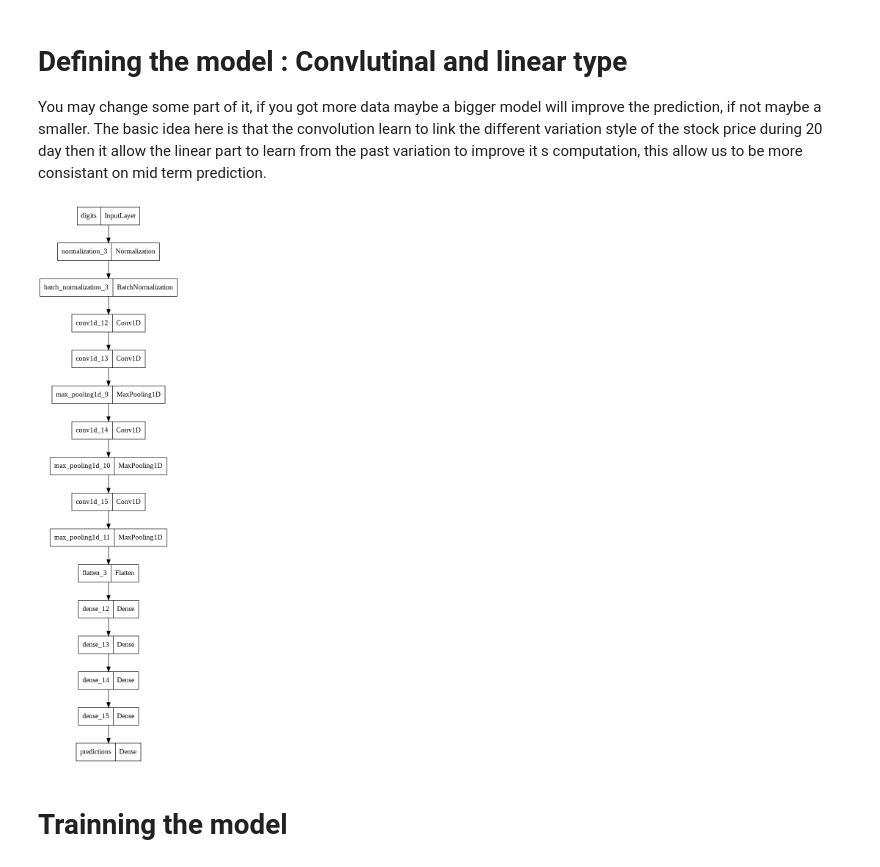
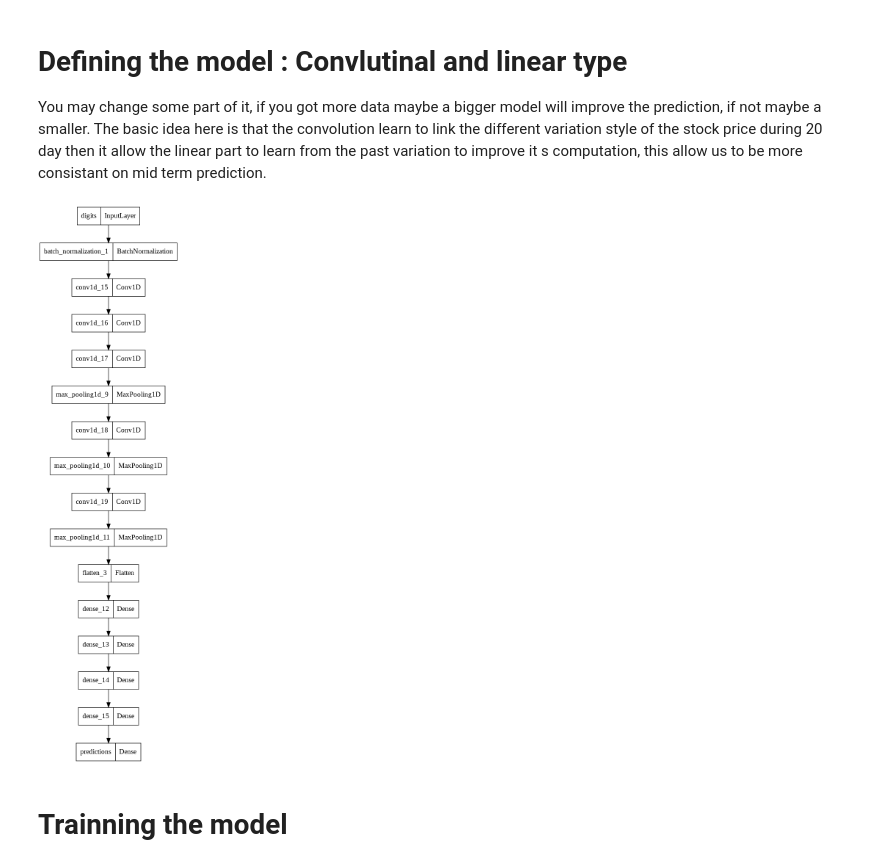
Before and after one commit to Axle-Bucamp/StockPricePrediction, a Jupyter notebook: Stock_Market_V3_Keras_optimal_version.ipynb, the cells around one changed output. Drawn from its saved outputs; the diff is of its cells as text; code cells hidden in the pictures.

```diff
--- a/Stock_Market_V3_Keras_optimal_version.ipynb
+++ b/Stock_Market_V3_Keras_optimal_version.ipynb
@@ -225,43 +225,42 @@ You may change some part of it, if you got more data maybe a bigger model will i
 
 #################################################################
 inputs = keras.Input(shape=(40,110), name="digits")
-norm = keras.layers.Normalization(mean=None, variance=None)(inputs)
-norm = layers.BatchNormalization()(norm)
-Conv1 = layers.Conv1D(filters=64, kernel_size=20,padding="causal", activation='selu')(norm)
+#norm = keras.layers.Normalization(mean=None, variance=None)(inputs)
+norm = layers.BatchNormalization()(inputs)
+Conv1 = layers.Conv1D(filters=64, kernel_size=10,padding="causal", activation='selu')(norm)
 #dropout1 = layers.Dropout(0.01)(Conv1)
+Conv1 = layers.Conv1D(filters=64, kernel_size=10,padding="causal", activation='selu')(Conv1)
 Conv1 = layers.Conv1D(filters=64, kernel_size=10,padding="causal", activation='selu')(Conv1)
 #dropout1 = layers.Dropout(0.01)(Conv1)
 Max1 = layers.MaxPooling1D(5)(Conv1)
 Conv2 = layers.Conv1D(filters=64, kernel_size=5,padding="causal", activation='selu')(Max1)
 Max1 = layers.MaxPooling1D(3)(Conv2)
-Conv3 = layers.Conv1D(filters=64, kernel_size=3,padding="causal", activation='selu')(Max1)
+Conv3 = layers.Conv1D(filters=64, kernel_size=2,padding="causal", activation='selu')(Max1)
 Max1 = layers.MaxPooling1D(2)(Conv3)
 Flaterning = layers.Flatten()(Max1)
 
 Dense1 = layers.Dense(64, activation="selu")(Flaterning)
 Dense1 = layers.Dense(64, activation="selu")(Dense1)
 Dense1 = layers.Dense(64, activation="selu")(Dense1)
 Dense1 = layers.Dense(64, activation="selu")(Dense1)
-
 outputs = layers.Dense(1, activation="selu", name="predictions")(Dense1)
 #################################################################
 model = keras.Model(inputs=inputs, outputs=outputs)
 
 model.compile(
       optimizer=keras.optimizers.SGD(
         learning_rate=0.01),  # Optimizer
       # Loss function to minimize
       loss=keras.losses.Huber())
 
 earlyStopping = EarlyStopping(monitor='val_loss', patience=8, verbose=0, mode='min')
 checkpointer=ModelCheckpoint("weight", monitor='val_loss', verbose=0, save_best_only=True, save_weights_only=True, mode='auto', save_freq=1),
-reduce_lr_loss = ReduceLROnPlateau(monitor='val_loss', factor=0.1, patience=5, verbose=1, min_delta=1e-6, mode='min')
-
+reduce_lr_loss = ReduceLROnPlateau(monitor='val_loss', factor=0.1, patience=5, verbose=1, min_delta=1e-5, mode='min')
 
 # graph
 plot_model(model, to_file='Terminatotor_graph.png')
 # %% [output]
-[figure, old version]
+[figure, new version]
 # %% [markdown]
 # Trainning the model
 # %%
```
Also changed, not shown: parts of 12 cells of this notebook.
